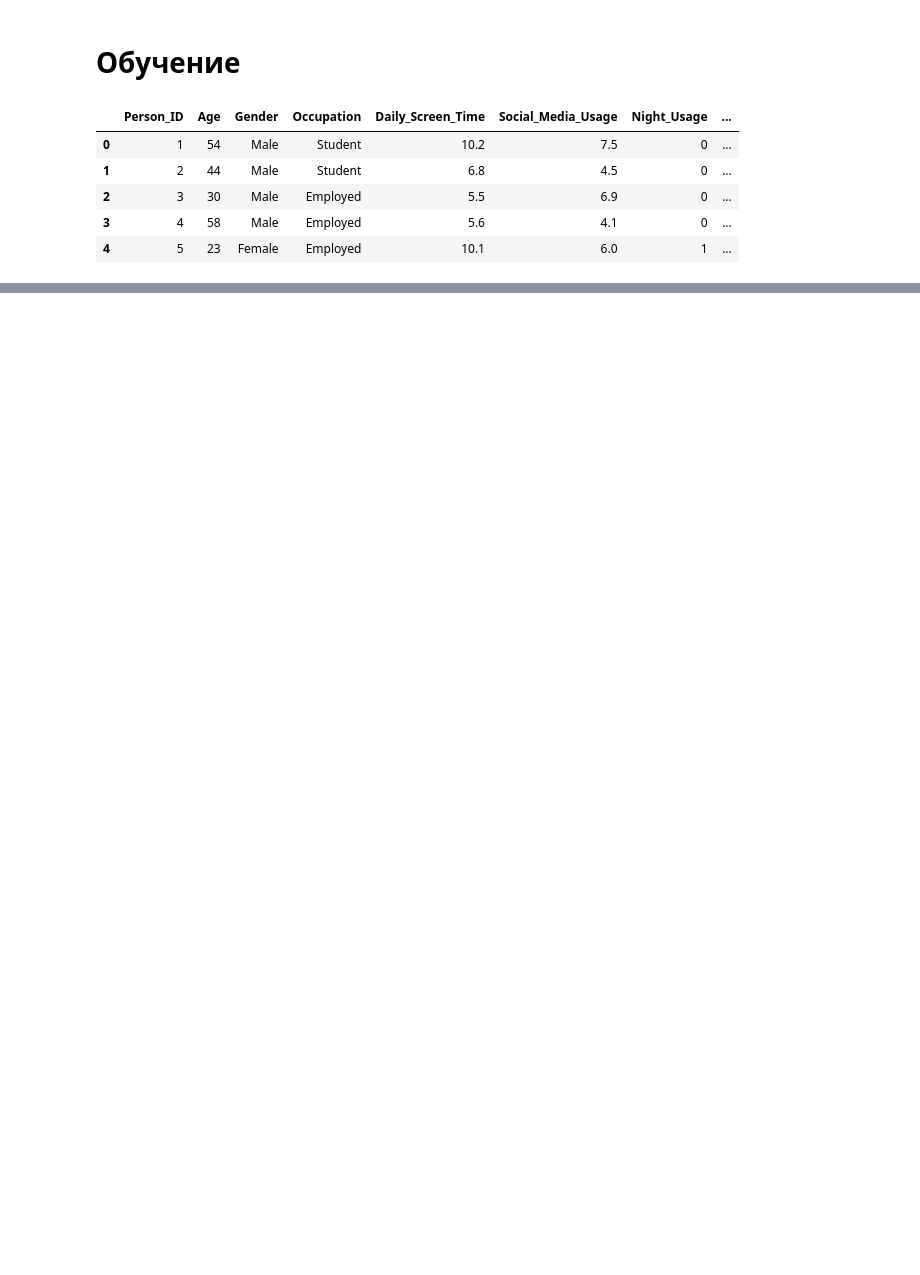
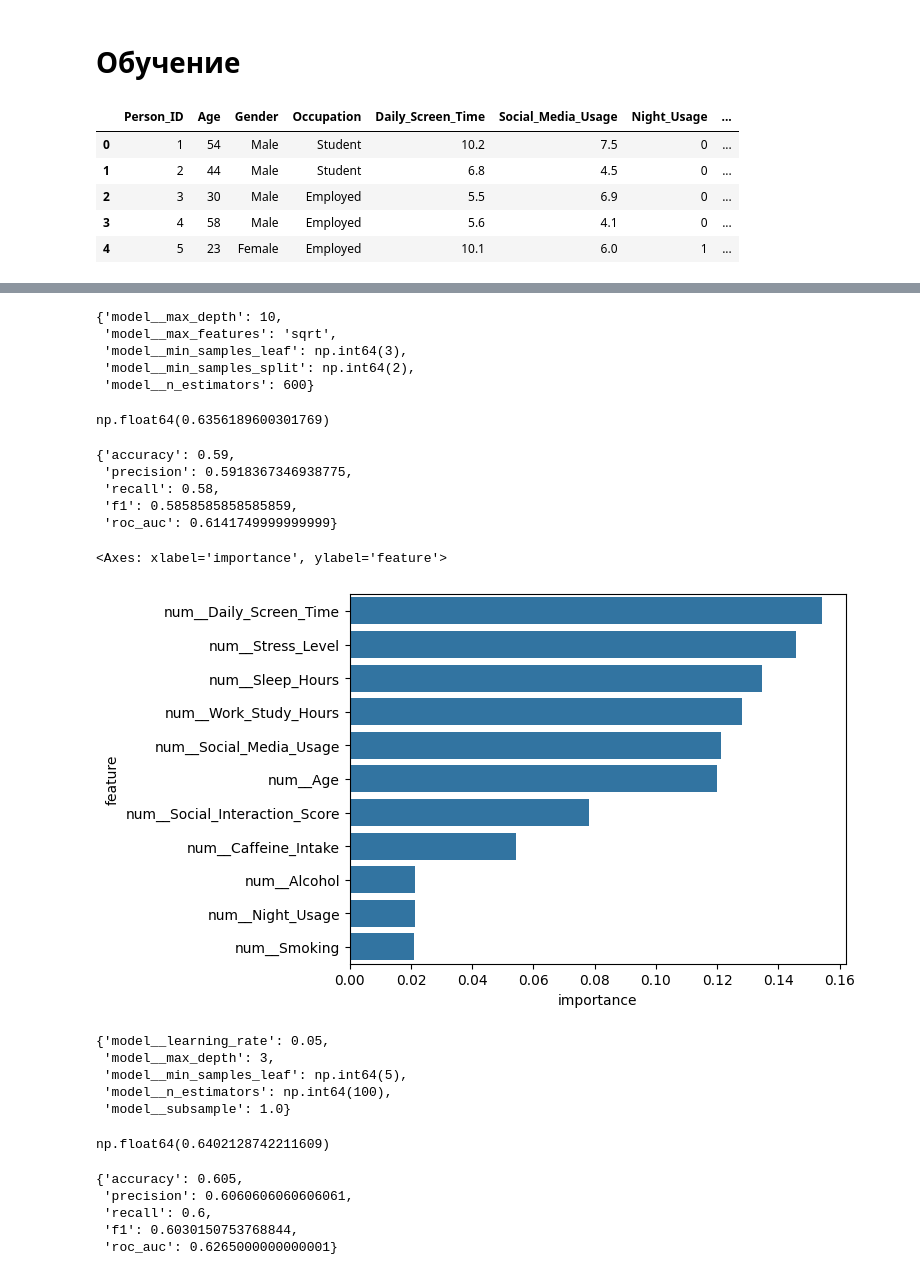
Before and after one commit to bogdan-babiychuk/mental_health, a Jupyter notebook: notebooks/modeling.ipynb, the cells around one changed output, grey strips where cells are left out. Saved outputs shown, nothing was run; the diff lists cells and outputs as text; code cells hidden in the pictures; blank space fills up the shorter version.

```diff
--- a/notebooks/modeling.ipynb
+++ b/notebooks/modeling.ipynb
@@ -109,0 +108,29 @@ metrics
+# %%
+preprocessor = build_preprocessor(numeric_features,
+                                  categorical_features,
+                                  tree=True)
+
+pipe_rf = Pipeline(
+    [
+        ("preprocessor", preprocessor),
+        ("model", RandomForestClassifier(random_state=42))
+
+    ]
+)
+# %%
+param_grid_rf = {
+      "model__n_estimators": [100, 200, 400, 600],
+      "model__max_depth": [10, 20, 30],
+      "model__min_samples_split": np.arange(2, 6),
+      "model__min_samples_leaf": np.arange(1, 4),
+      "model__max_features": ["sqrt", "log2"],
+}
+# %%
+gs_rf = train(Xtrain, ytrain, pipe_rf, param_grid_rf)
+gs_rf.best_params_
+# %% [output]
+{'model__max_depth': 10,
+ 'model__max_features': 'sqrt',
+ 'model__min_samples_leaf': np.int64(3),
+ 'model__min_samples_split': np.int64(2),
+ 'model__n_estimators': 600}
@@ -109,0 +140,26 @@ metrics
+# %%
+gs_rf.best_score_
+# %% [output]
+np.float64(0.6356189600301769)
+# %%
+y_predict = get_predict(gs_rf.best_estimator_, Xtest, return_proba=False)
+y_proba = get_predict(gs_rf.best_estimator_, Xtest, return_proba=True)
+metrics_rf = get_metrics(ytest, y_predict, y_proba)
+metrics_rf
+# %% [output]
+{'accuracy': 0.59,
+ 'precision': 0.5918367346938775,
+ 'recall': 0.58,
+ 'f1': 0.5858585858585859,
+ 'roc_auc': 0.6141749999999999}
+# %%
+importances = gs_rf.best_estimator_.named_steps["model"].feature_importances_
+feature_names = gs_rf.best_estimator_.named_steps["preprocessor"].get_feature_names_out()
+imp_df = pd.DataFrame({
+    "feature": feature_names,
+    "importance": importances
+}).sort_values("importance", ascending=False)
+sns.barplot(data=imp_df, x="importance", y="feature")
+# %% [output]
+<Axes: xlabel='importance', ylabel='feature'>
+[figure, added]
@@ -109,0 +186,24 @@ metrics
+# %%
+gs_gb = train(Xtrain, ytrain, pipe_gb, param_grid_gb)
+gs_gb.best_params_
+# %% [output]
+{'model__learning_rate': 0.05,
+ 'model__max_depth': 3,
+ 'model__min_samples_leaf': np.int64(5),
+ 'model__n_estimators': np.int64(100),
+ 'model__subsample': 1.0}
+# %%
+gs_gb.best_score_
+# %% [output]
+np.float64(0.6402128742211609)
+# %%
+predict_gb = get_predict(gs_gb.best_estimator_, Xtest, return_proba=False)
+proba_gb = get_predict(gs_gb.best_estimator_, Xtest, return_proba=True)
+metrics_gb = get_metrics(ytest, predict_gb, proba_gb)
+metrics_gb
+# %% [output]
+{'accuracy': 0.605,
+ 'precision': 0.6060606060606061,
+ 'recall': 0.6,
+ 'f1': 0.6030150753768844,
+ 'roc_auc': 0.6265000000000001}
```
Also changed, not shown: parts of 27 cells of this notebook, 17 other files.
